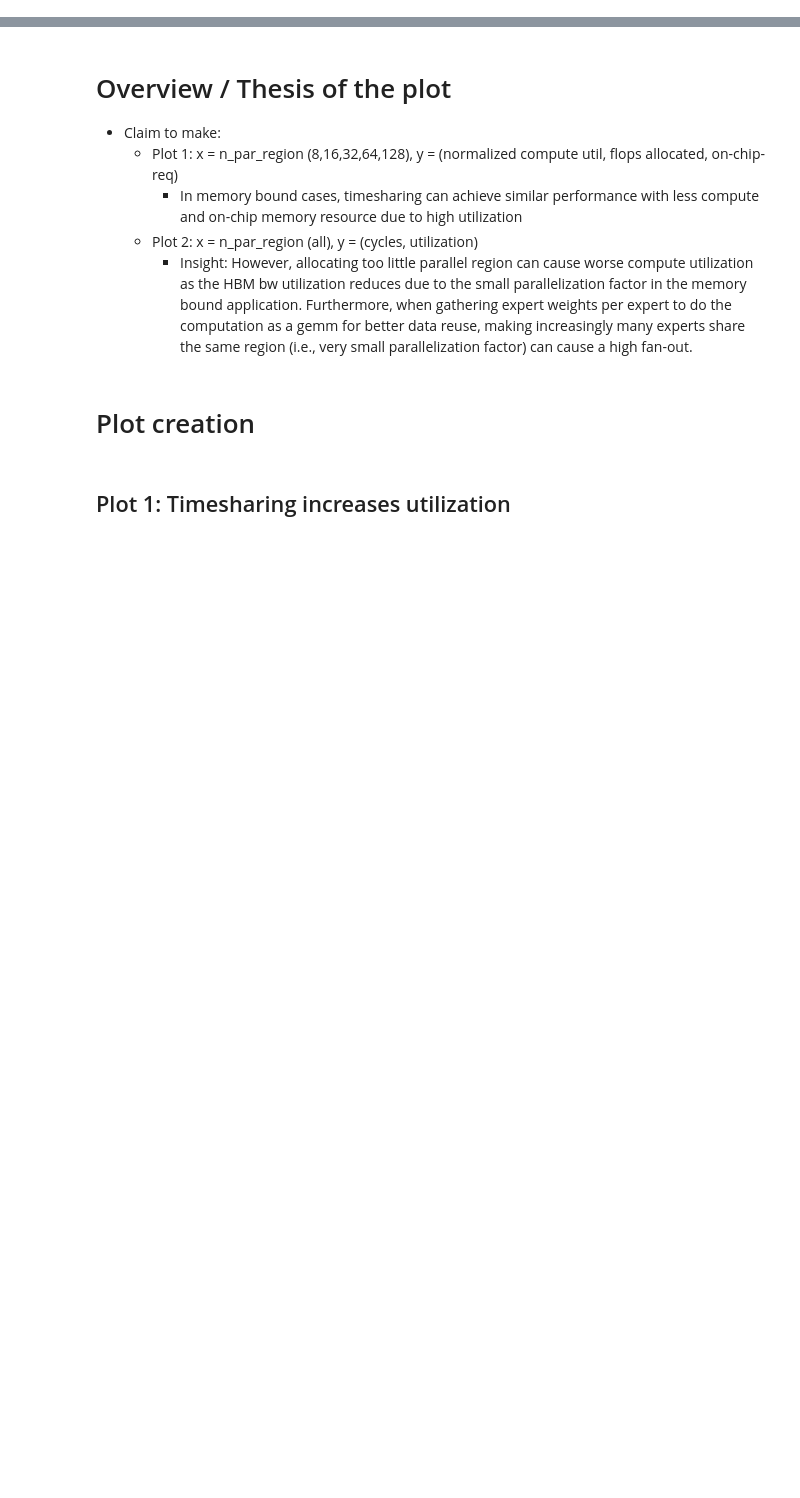
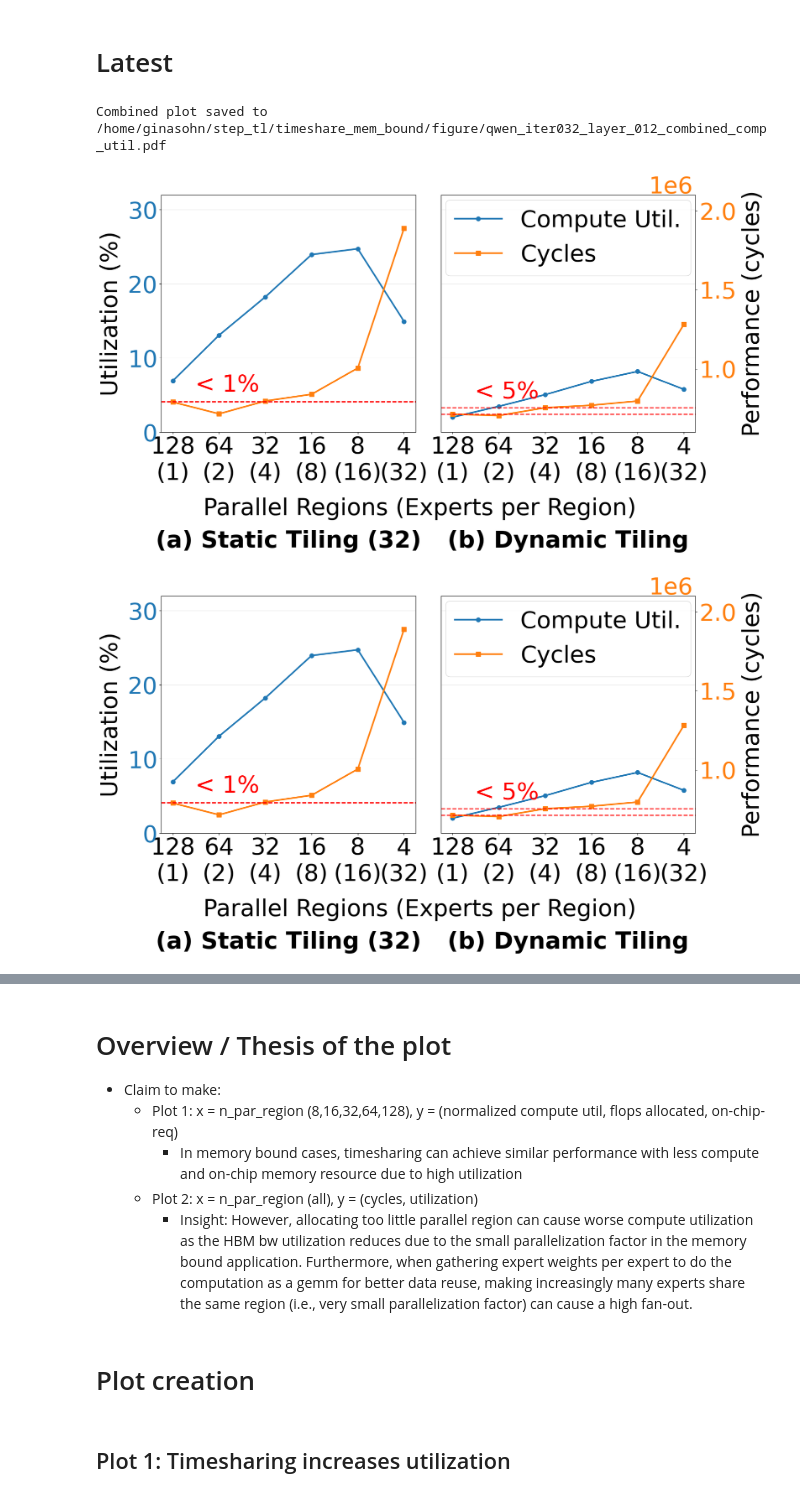
Before and after one commit to gina7484/step_artifact, a Jupyter notebook: timeshare_mem_bound/timeshare_membound_vis.ipynb, the cells around one changed output, grey strips where cells are left out. Cells and saved outputs as stored; diff of their text form; code cells hidden in the pictures; blank space fills up the shorter version.

```diff
--- a/timeshare_mem_bound/timeshare_membound_vis.ipynb
+++ b/timeshare_mem_bound/timeshare_membound_vis.ipynb
@@ -0,0 +1,2 @@
+# %% [markdown]
+# Latest
@@ -0,0 +186,28 @@
+# %%
+# Your existing parameters
+csv_file_1='/home/ginasohn/step_tl/timeshare_mem_bound/figure/qwen_2048_768_iter032_layer_012_n32_f48_timeshare_membound_revet_128_4.csv'
+csv_file_2='/home/ginasohn/step_tl/timeshare_mem_bound/figure/qwen_2048_768_iter032_layer_012_round_1_f48_timeshare_membound_dyn_tile_128_4.csv'
+
+utilization_scale = (0,32)
+cycles_scale = (0.6*1e6,2.1*1e6)
+
+
+# Option 2: Use the new side-by-side function
+csv_files = [csv_file_1, csv_file_2]
+subplot_titles = ['N=32', 'N=Dynamic']
+cycles_hlines_list = [[789895, 796725], [713539, 754098]]
+output_file_combined = "/home/ginasohn/step_tl/timeshare_mem_bound/figure/qwen_iter032_layer_012_combined_comp_util.pdf"
+
+cycle_raw_comp_utilization_multi(
+    csv_files=csv_files,
+    subplot_titles=subplot_titles,
+    figsize=(18, 8.5),
+    utilization_scale=utilization_scale,
+    cycles_scale=cycles_scale,
+    cycles_hlines_list=cycles_hlines_list,
+    output_file=output_file_combined
+)
+# %% [output]
+Combined plot saved to /home/ginasohn/step_tl/timeshare_mem_bound/figure/qwen_iter032_layer_012_combined_comp_util.pdf
+[figure, added]
+[figure, added]
```
Also changed, not shown: parts of 17 cells of this notebook, 13 other files.
